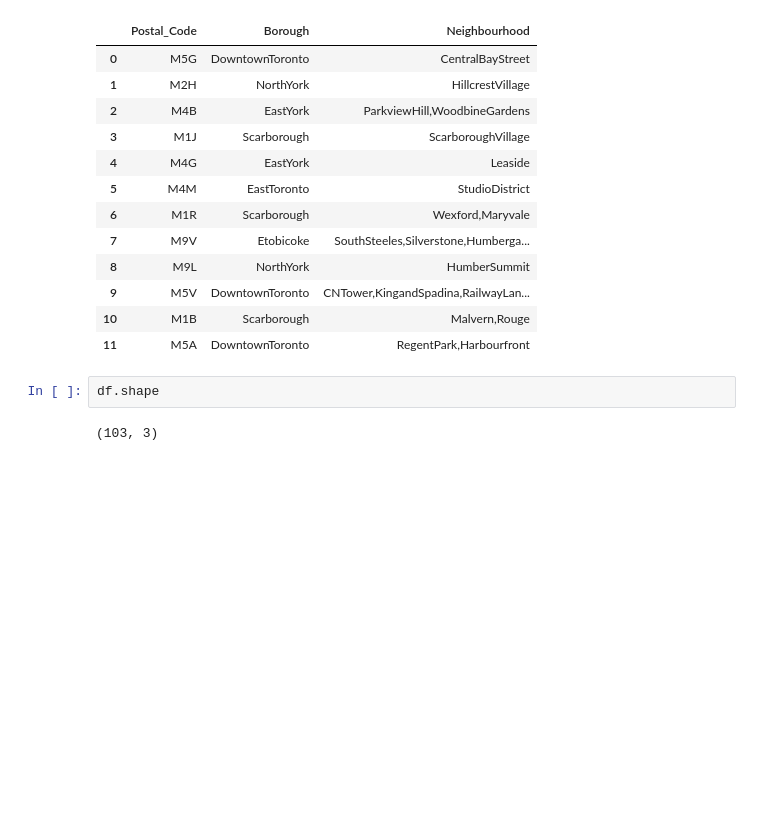
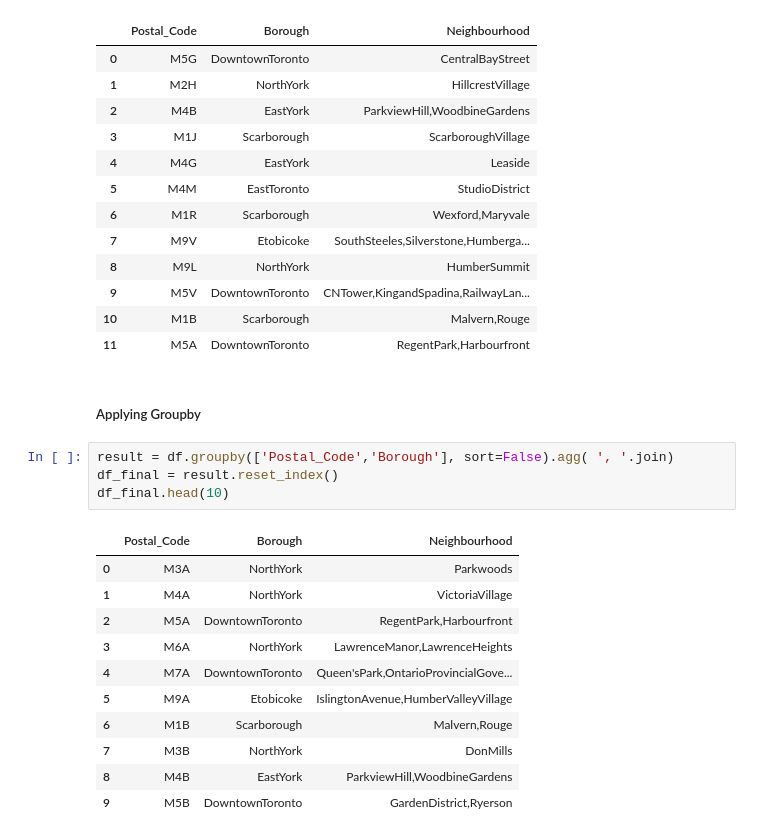
Before and after one commit to Darshitkumar/Coursera_Capstone, a Jupyter notebook: Segmenting and Clustering Neighborhoods in Toronto.ipynb, the cells around one changed output. Drawn from its saved outputs; the diff is of its cells as text; blank space fills up the shorter version.

```diff
--- a/Segmenting and Clustering Neighborhoods in Toronto.ipynb
+++ b/Segmenting and Clustering Neighborhoods in Toronto.ipynb
@@ -117,7 +117,21 @@ test_df
 | 9 | M5V | DowntownToronto | CNTower,KingandSpadina,RailwayLan... |
 | 10 | M1B | Scarborough | Malvern,Rouge |
 | 11 | M5A | DowntownToronto | RegentPark,Harbourfront |
-# %%
-df.shape
-# %% [output]
-(103, 3)
+# %% [markdown]
+##### Applying Groupby
+# %%
+result = df.groupby(['Postal_Code','Borough'], sort=False).agg( ', '.join)
+df_final = result.reset_index()
+df_final.head(10)
+# %% [output]
+|  | Postal_Code | Borough | Neighbourhood |
+| 0 | M3A | NorthYork | Parkwoods |
+| 1 | M4A | NorthYork | VictoriaVillage |
+| 2 | M5A | DowntownToronto | RegentPark,Harbourfront |
+| 3 | M6A | NorthYork | LawrenceManor,LawrenceHeights |
+| 4 | M7A | DowntownToronto | Queen'sPark,OntarioProvincialGove... |
+| 5 | M9A | Etobicoke | IslingtonAvenue,HumberValleyVillage |
+| 6 | M1B | Scarborough | Malvern,Rouge |
+| 7 | M3B | NorthYork | DonMills |
+| 8 | M4B | EastYork | ParkviewHill,WoodbineGardens |
+| 9 | M5B | DowntownToronto | GardenDistrict,Ryerson |
```
Also changed, not shown: parts of 4 cells of this notebook.
